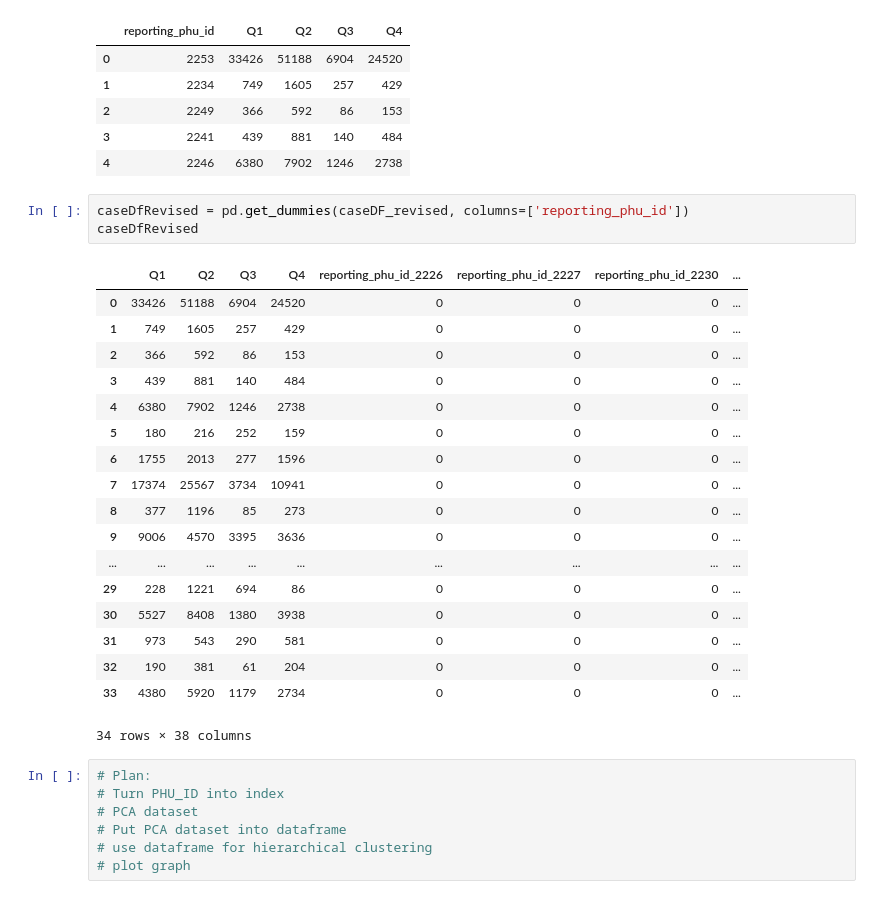
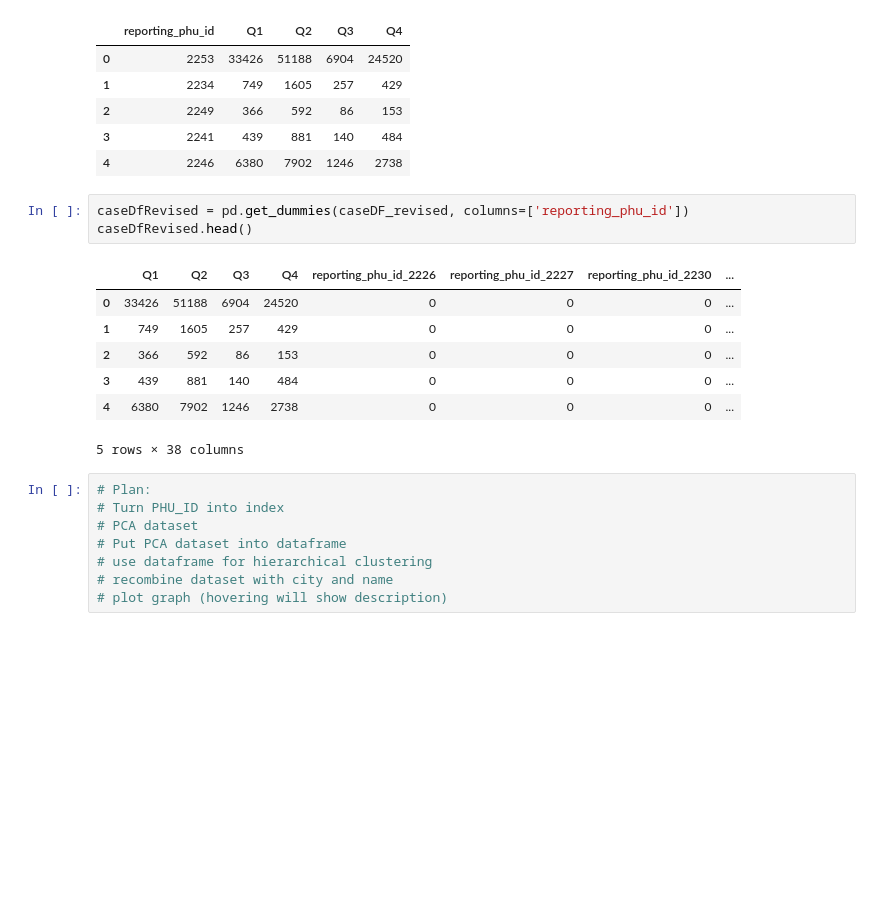
Before and after one commit to ramonmsa/COVID-19-Confirmed-Cases-in-Ontario, a Jupyter notebook: Model_Code/prototype3.ipynb, the cells around one changed output. Cells and saved outputs as stored; diff of their text form; blank space fills up the shorter version.

```diff
--- a/Model_Code/prototype3.ipynb
+++ b/Model_Code/prototype3.ipynb
@@ -80,30 +80,20 @@ caseDF_revised.head()
 | 4 | 2246 | 6380 | 7902 | 1246 | 2738 |
 # %%
 caseDfRevised = pd.get_dummies(caseDF_revised, columns=['reporting_phu_id'])
-caseDfRevised
+caseDfRevised.head()
 # %% [output]
 |  | Q1 | Q2 | Q3 | Q4 | reporting_phu_id_2226 | reporting_phu_id_2227 | reporting_phu_id_2230 | ... |
 | 0 | 33426 | 51188 | 6904 | 24520 | 0 | 0 | 0 | ... |
 | 1 | 749 | 1605 | 257 | 429 | 0 | 0 | 0 | ... |
 | 2 | 366 | 592 | 86 | 153 | 0 | 0 | 0 | ... |
 | 3 | 439 | 881 | 140 | 484 | 0 | 0 | 0 | ... |
 | 4 | 6380 | 7902 | 1246 | 2738 | 0 | 0 | 0 | ... |
-| 5 | 180 | 216 | 252 | 159 | 0 | 0 | 0 | ... |
-| 6 | 1755 | 2013 | 277 | 1596 | 0 | 0 | 0 | ... |
-| 7 | 17374 | 25567 | 3734 | 10941 | 0 | 0 | 0 | ... |
-| 8 | 377 | 1196 | 85 | 273 | 0 | 0 | 0 | ... |
-| 9 | 9006 | 4570 | 3395 | 3636 | 0 | 0 | 0 | ... |
-| ... | ... | ... | ... | ... | ... | ... | ... | ... |
-| 29 | 228 | 1221 | 694 | 86 | 0 | 0 | 0 | ... |
-| 30 | 5527 | 8408 | 1380 | 3938 | 0 | 0 | 0 | ... |
-| 31 | 973 | 543 | 290 | 581 | 0 | 0 | 0 | ... |
-| 32 | 190 | 381 | 61 | 204 | 0 | 0 | 0 | ... |
-| 33 | 4380 | 5920 | 1179 | 2734 | 0 | 0 | 0 | ... |
-34 rows × 38 columns
+5 rows × 38 columns
 # %%
 # Plan:
 # Turn PHU_ID into index
 # PCA dataset
 # Put PCA dataset into dataframe
 # use dataframe for hierarchical clustering
-# plot graph
+# recombine dataset with city and name
+# plot graph (hovering will show description)
```
